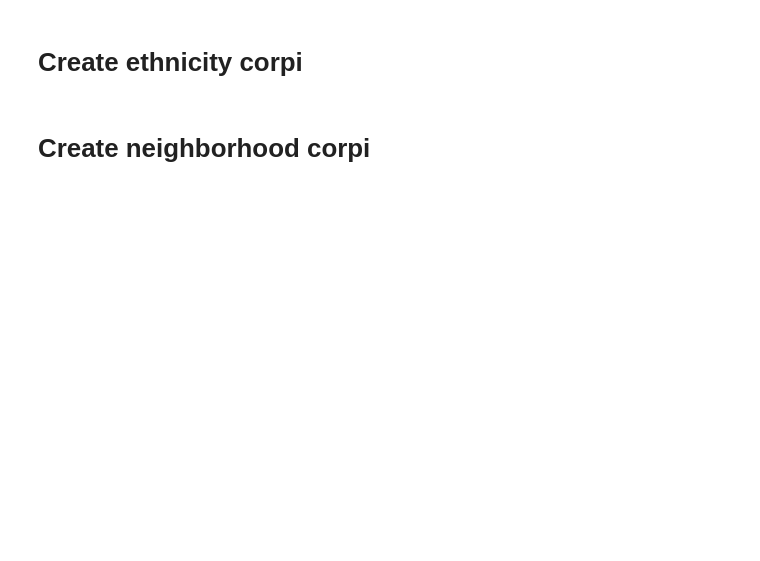
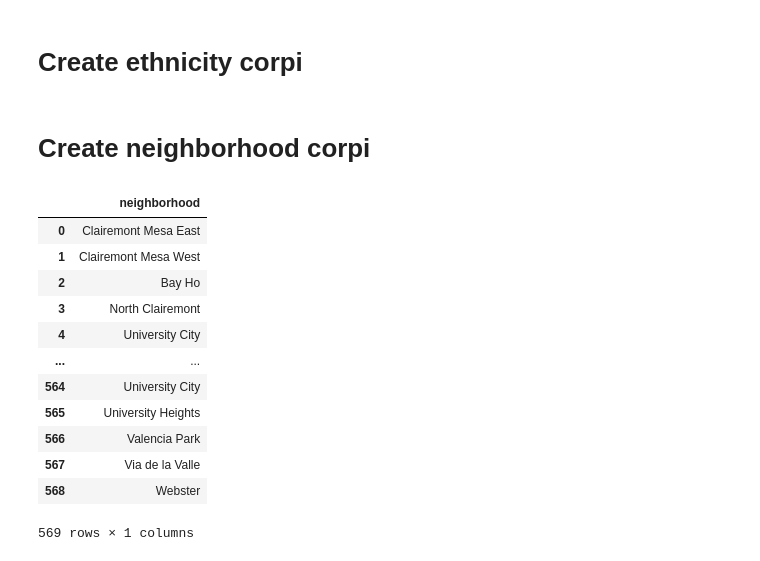
Before and after one commit to amoltkale/san_diego_crime_knowledge_graph, a Jupyter notebook: make_crime_corpus.ipynb, the cells around one changed output. Saved outputs shown, nothing was run; the diff lists cells and outputs as text; code cells hidden in the pictures; blank space fills up the shorter version.

```diff
--- a/make_crime_corpus.ipynb
+++ b/make_crime_corpus.ipynb
@@ -26,6 +26,7 @@ else:
 
 crime_out_p = data_p / 'crime_corpus.csv'
 ethnicity_out_p = data_p / 'ethnicity_corpus.csv'
+neighborhood_p = data_p / 'neighborhood_corpus.csv'
 # %%
 # load in files to build a corpus
 crime_corpus_df = pd.read_csv(pd_crime_p)
@@ -66,8 +67,26 @@ if create_new:
     pd.Series(crime_corpus, name='crime').to_csv(crime_out_p, index=False)
 # %% [markdown]
 # Create ethnicity corpi
-# %% [markdown]
-# Create neighborhood corpi
 # %%
 ethnicity_corpus = ["caucasian", "white", "indian", "african american", "black", "hispanic", "native american", "russian", "chinese", "asian", "canadian", "japanese"]
 pd.Series(ethnicity_corpus, name='ethnicity').to_csv(ethnicity_out_p, index=False)
+# %% [markdown]
+# Create neighborhood corpi
+# %%
+neighborhood_df = pd.read_csv(neighborhood_p, header=None)
+neighborhood_df.rename(columns={0: "neighborhood"}, inplace=True)
+neighborhood_df
+# %% [output]
+|  | neighborhood |
+| 0 | Clairemont Mesa East |
+| 1 | Clairemont Mesa West |
+| 2 | Bay Ho |
+| 3 | North Clairemont |
+| 4 | University City |
+| ... | ... |
+| 564 | University City |
+| 565 | University Heights |
+| 566 | Valencia Park |
+| 567 | Via de la Valle |
+| 568 | Webster |
+569 rows × 1 columns
```
Also changed, not shown: parts of 2 cells of this notebook, 1 other file.
